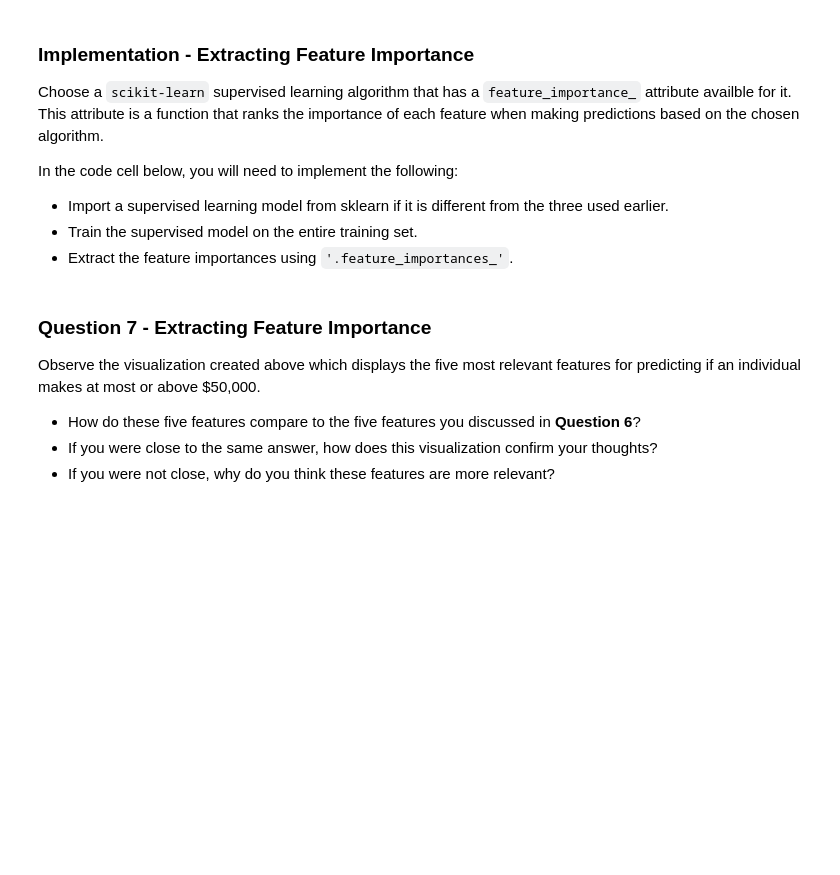
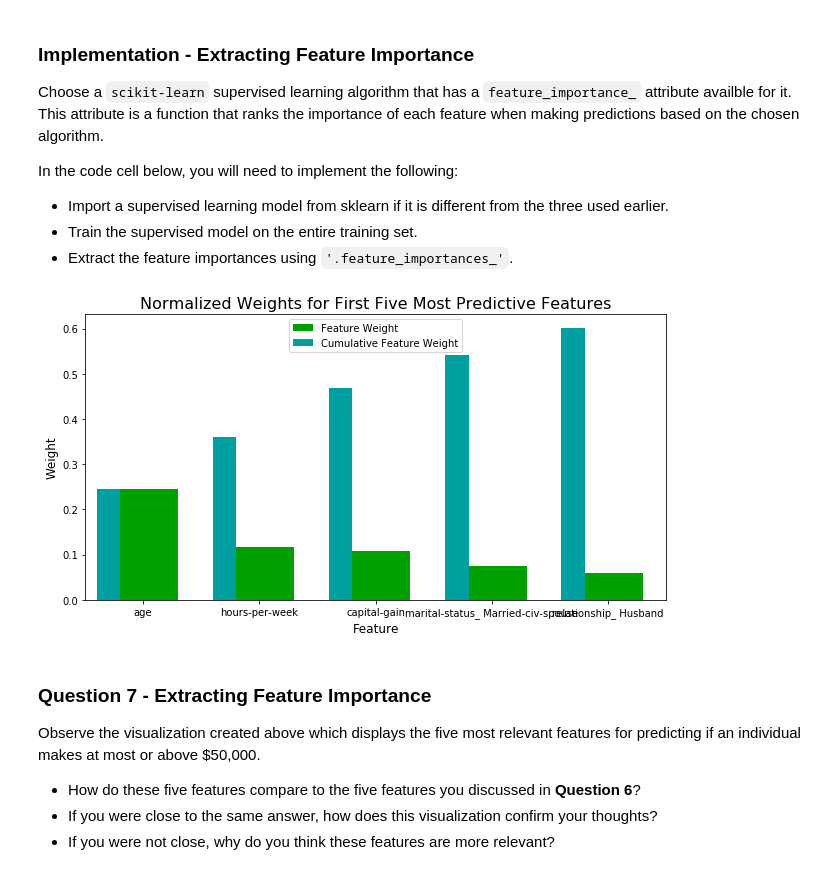
Before and after one commit to xistz/machine-learning, a Jupyter notebook: projects/finding_donors/finding_donors.ipynb, the cells around one changed output. Cells and saved outputs as stored; diff of their text form; code cells hidden in the pictures; blank space fills up the shorter version.

```diff
--- a/projects/finding_donors/finding_donors.ipynb
+++ b/projects/finding_donors/finding_donors.ipynb
@@ -549,17 +577,19 @@ In the code cell below, you will need to implement the following:
  - Extract the feature importances using `'.feature_importances_'`.
 # %%
 # TODO: Import a supervised learning model that has 'feature_importances_'
-from sklearn.tree import DecisionTreeClassifier
+from sklearn.ensemble import RandomForestClassifier
 
 # TODO: Train the supervised model on the training set using .fit(X_train, y_train)
-model = DecisionTreeClassifier(random_state=1000)
+model = RandomForestClassifier(random_state=1000)
 model.fit(X_train, y_train)
 
 # TODO: Extract the feature importances using .feature_importances_
 importances = model.feature_importances_
 
 # Plot
 vs.feature_plot(importances, X_train, y_train)
+# %% [output]
+[figure, added]
 # %% [markdown]
 ### Question 7 - Extracting Feature Importance
 
```
Also changed, not shown: parts of 13 cells of this notebook, 1 other file.
